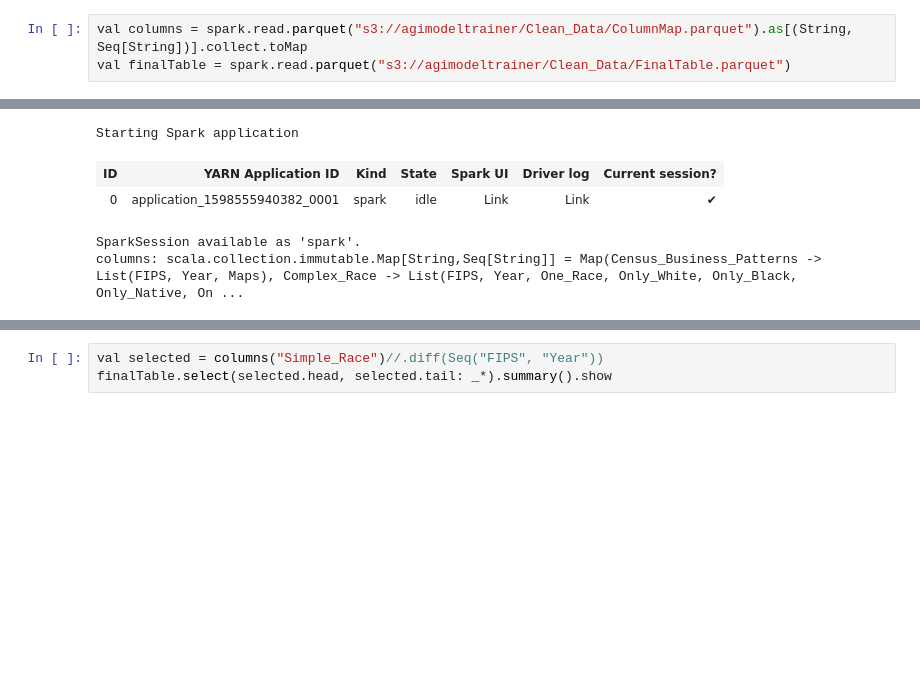
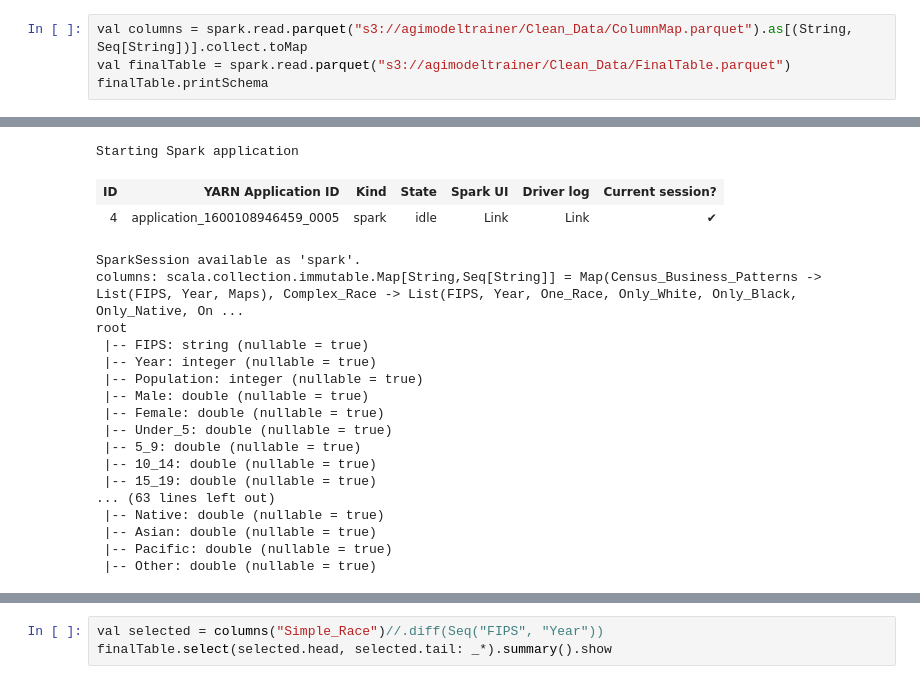
Before and after one commit to urciuolim/NationalModel, a Jupyter notebook: DataViewer.ipynb, the cells around one changed output, grey strips where cells are left out. Cells and saved outputs as stored; diff of their text form; blank space fills up the shorter version.

```diff
--- a/DataViewer.ipynb
+++ b/DataViewer.ipynb
@@ -1,10 +1,26 @@
 # %%
 val columns = spark.read.parquet("s3://agimodeltrainer/Clean_Data/ColumnMap.parquet").as[(String, Seq[String])].collect.toMap
 val finalTable = spark.read.parquet("s3://agimodeltrainer/Clean_Data/FinalTable.parquet")
+finalTable.printSchema
 # %% [output]
 [interactive output not drawn]
 Starting Spark application
 | ID | YARN Application ID | Kind | State | Spark UI | Driver log | Current session? |
-| 0 | application_1598555940382_0001 | spark | idle | Link | Link | ✔ |
+| 4 | application_1600108946459_0005 | spark | idle | Link | Link | ✔ |
 SparkSession available as 'spark'.
 columns: scala.collection.immutable.Map[String,Seq[String]] = Map(Census_Business_Patterns -> List(FIPS, Year, Maps), Complex_Race -> List(FIPS, Year, One_Race, Only_White, Only_Black, Only_Native, On ...
+root
+ |-- FIPS: string (nullable = true)
+ |-- Year: integer (nullable = true)
+ |-- Population: integer (nullable = true)
+ |-- Male: double (nullable = true)
+ |-- Female: double (nullable = true)
+ |-- Under_5: double (nullable = true)
+ |-- 5_9: double (nullable = true)
+ |-- 10_14: double (nullable = true)
+ |-- 15_19: double (nullable = true)
+... (63 lines left out)
+ |-- Native: double (nullable = true)
+ |-- Asian: double (nullable = true)
+ |-- Pacific: double (nullable = true)
+ |-- Other: double (nullable = true)
```
Also changed, not shown: parts of 14 cells of this notebook, 1 other file.
